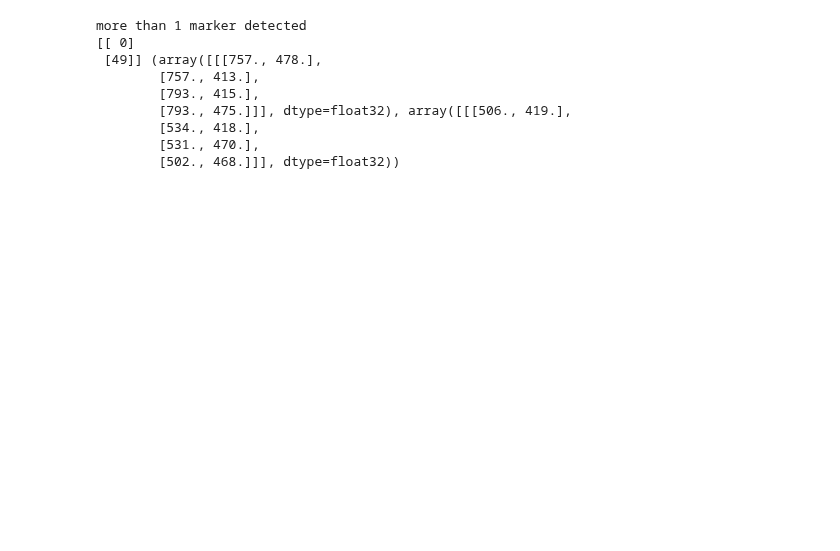
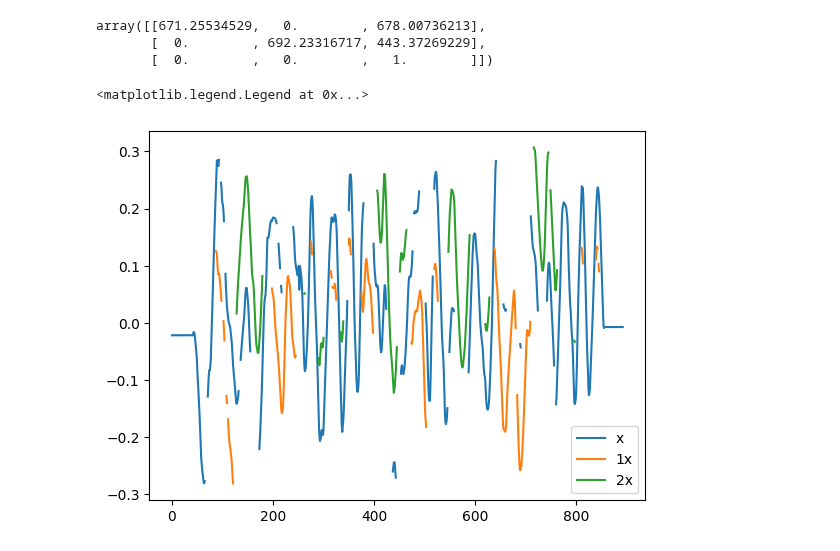
Before and after one commit to SujithChristopher/armbo, a Jupyter notebook: ipy_notebooks/create_multiclass_dataset.ipynb, the cells around one changed output. Drawn from its saved outputs; the diff is of its cells as text; code cells hidden in the pictures; blank space fills up the shorter version.

```diff
--- a/ipy_notebooks/create_multiclass_dataset.ipynb
+++ b/ipy_notebooks/create_multiclass_dataset.ipynb
@@ -10,3 +12,29 @@ pth = r"C:\Users\CMC\Documents\openposelibs\pose\DeepVision\recorded_data\cam_ju
+# %%
+_pth = os.getcwd()
+_pth = os.path.dirname(_pth)
+_parent_folder = "cam_june_22_2023"
+_calib_folder_name = "calibration_00"
+
+_folder_name = "sk40_30_random_slow_00"
+# _folder_name = "board"
+
+_base_pth = os.path.join(_pth,"recorded_data",_parent_folder)
+
+_webcam_calib_folder = os.path.join(_pth,"recorded_data",_parent_folder,_calib_folder_name)
+_webcam_calib_folder = os.path.join(_webcam_calib_folder)
+_webcam_calib_pth = os.path.join( _webcam_calib_folder, "webcam_calibration.msgpack")
+
+with open(_webcam_calib_pth, "rb") as f:
+    webcam_calib = mp.Unpacker(f, object_hook=mpn.decode)
+    _temp = next(webcam_calib)
+    _webcam_cam_mat = _temp[0]
+    _webcam_dist = _temp[1]
+
+_webcam_cam_mat
+# %% [output]
+array([[671.25534529,   0.        , 678.00736213],
+       [  0.        , 692.23316717, 443.37269229],
+       [  0.        ,   0.        ,   1.        ]])
 # %%
 ARUCO_PARAMETERS = aruco.DetectorParameters_create()
 ARUCO_DICT = aruco.Dictionary_get(aruco.DICT_ARUCO_ORIGINAL)
@@ -19,27 +47,3 @@ board = aruco.GridBoard_create(
         markerLength=markerLength,
         markerSeparation=markerSeparation,
         dictionary=ARUCO_DICT)
-# %%
-_video_file = open(pth, "rb")
-_video_data = mp.Unpacker(_video_file, object_hook=mpn.decode)
-
-for _frame in _video_data:
-
-    shape = _frame.shape
-    gray = cv2.cvtColor(_frame, cv2.COLOR_BGR2GRAY)
-    corners, ids, rejectedImgPoints = aruco.detectMarkers(gray, ARUCO_DICT, parameters=ARUCO_PARAMETERS)
-
-    if len(ids) > 1:
-        print("more than 1 marker detected")
-        print(ids, corners)
-        break
-# %% [output]
-more than 1 marker detected
-[[ 0]
- [49]] (array([[[757., 478.],
-        [757., 413.],
-        [793., 415.],
-        [793., 475.]]], dtype=float32), array([[[506., 419.],
-        [534., 418.],
-        [531., 470.],
-        [502., 468.]]], dtype=float32))
@@ -45,0 +137,8 @@ more than 1 marker detected
+# %%
+plt.plot(coordinate["0"]["x"], label="x")
+plt.plot(coordinate["49"]["x"], label="1x")
+plt.plot(coordinate["80"]["x"], label="2x")
+plt.legend()
+# %% [output]
+<matplotlib.legend.Legend at 0x...>
+[figure, added]
```
Also changed, not shown: parts of 7 cells of this notebook, 3 other files.
